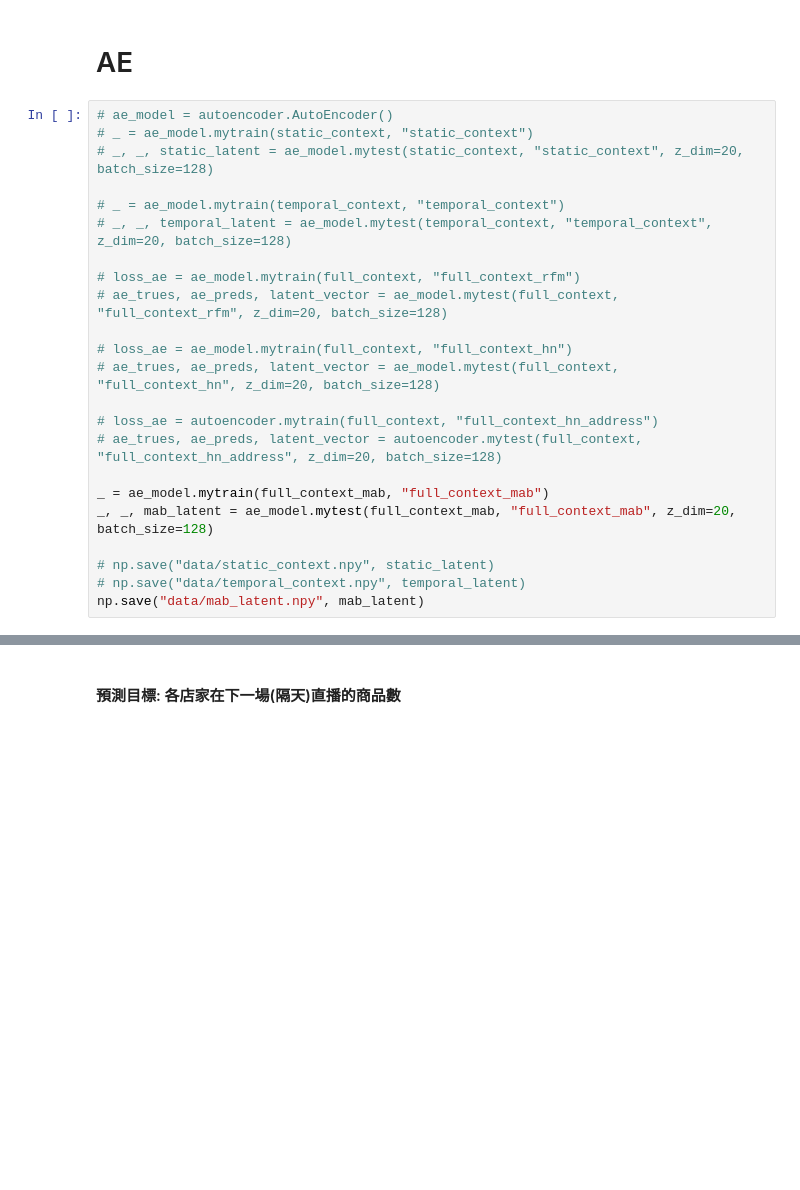
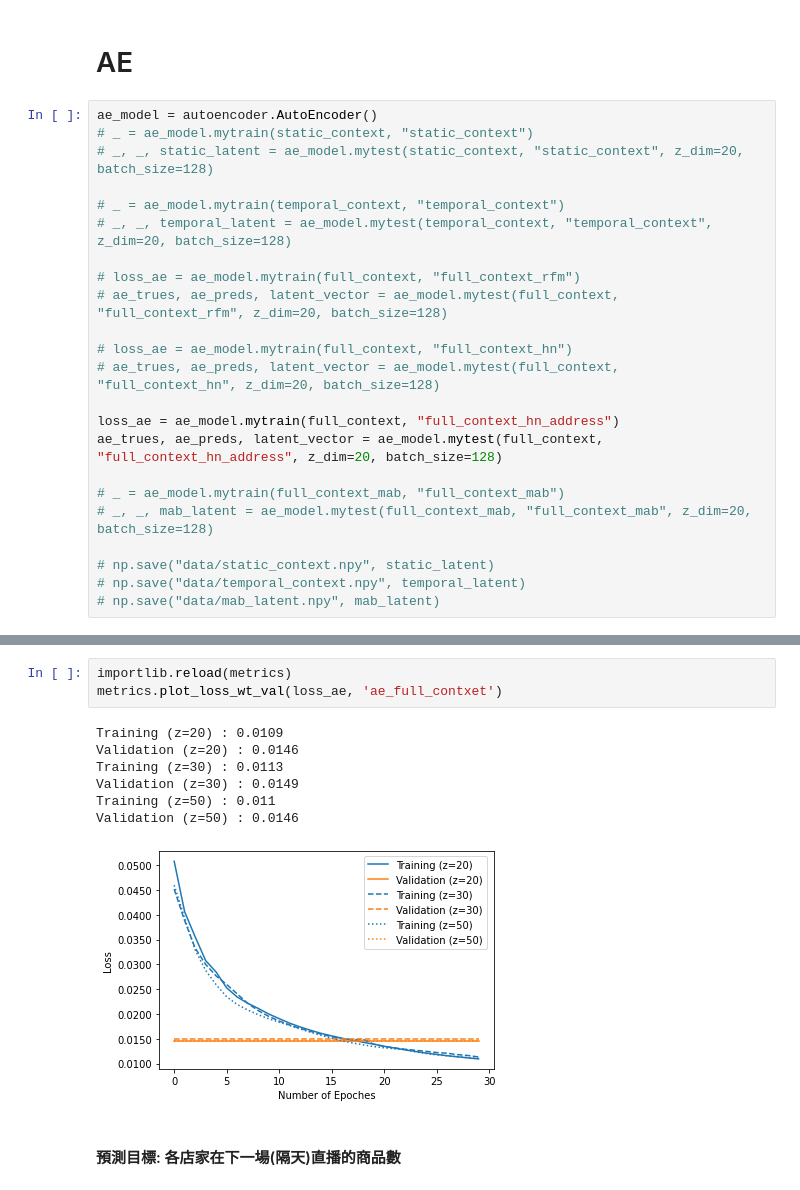
Before and after one commit to ritatang242/Livestream-Ecommerce-Recommender-System, a Jupyter notebook: full_context_visualization.ipynb, the cells around one changed output, grey strips where cells are left out. Cells and saved outputs as stored; diff of their text form; blank space fills up the shorter version.

```diff
--- a/full_context_visualization.ipynb
+++ b/full_context_visualization.ipynb
@@ -128,7 +132,7 @@ RuntimeError: Error(s) in loading state_dict for VAE:
 # %% [markdown]
 # AE
 # %%
-# ae_model = autoencoder.AutoEncoder()
+ae_model = autoencoder.AutoEncoder()
 # _ = ae_model.mytrain(static_context, "static_context")
 # _, _, static_latent = ae_model.mytest(static_context, "static_context", z_dim=20, batch_size=128)
 
@@ -141,15 +145,15 @@ RuntimeError: Error(s) in loading state_dict for VAE:
 # loss_ae = ae_model.mytrain(full_context, "full_context_hn")
 # ae_trues, ae_preds, latent_vector = ae_model.mytest(full_context, "full_context_hn", z_dim=20, batch_size=128)
 
-# loss_ae = autoencoder.mytrain(full_context, "full_context_hn_address")
-# ae_trues, ae_preds, latent_vector = autoencoder.mytest(full_context, "full_context_hn_address", z_dim=20, batch_size=128)
+loss_ae = ae_model.mytrain(full_context, "full_context_hn_address")
+ae_trues, ae_preds, latent_vector = ae_model.mytest(full_context, "full_context_hn_address", z_dim=20, batch_size=128)
 
-_ = ae_model.mytrain(full_context_mab, "full_context_mab")
-_, _, mab_latent = ae_model.mytest(full_context_mab, "full_context_mab", z_dim=20, batch_size=128)
+# _ = ae_model.mytrain(full_context_mab, "full_context_mab")
+# _, _, mab_latent = ae_model.mytest(full_context_mab, "full_context_mab", z_dim=20, batch_size=128)
 
 # np.save("data/static_context.npy", static_latent)
 # np.save("data/temporal_context.npy", temporal_latent)
-np.save("data/mab_latent.npy", mab_latent)
+# np.save("data/mab_latent.npy", mab_latent)
 # %% [output]
 [Train] change Double to Float
 z-dim: 20 Batch size:  128
@@ -174,3 +175,14 @@ Step [156/156], Reconstructed Loss: 0.0176
+# %%
+importlib.reload(metrics)
+metrics.plot_loss_wt_val(loss_ae, 'ae_full_contxet')
+# %% [output]
+Training (z=20) : 0.0109
+Validation (z=20) : 0.0146
+Training (z=30) : 0.0113
+Validation (z=30) : 0.0149
+Training (z=50) : 0.011
+Validation (z=50) : 0.0146
+[figure, added]
 # %% [markdown]
 #### 預測目標: 各店家在下一場(隔天)直播的商品數
 # %%
```
Also changed, not shown: parts of 8 cells of this notebook, 29 other files.
